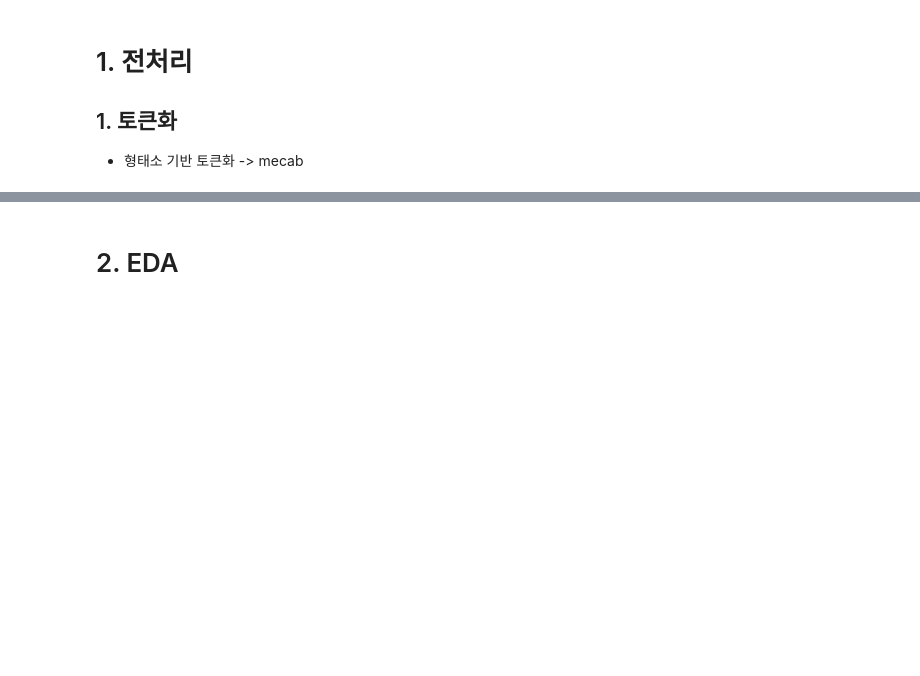
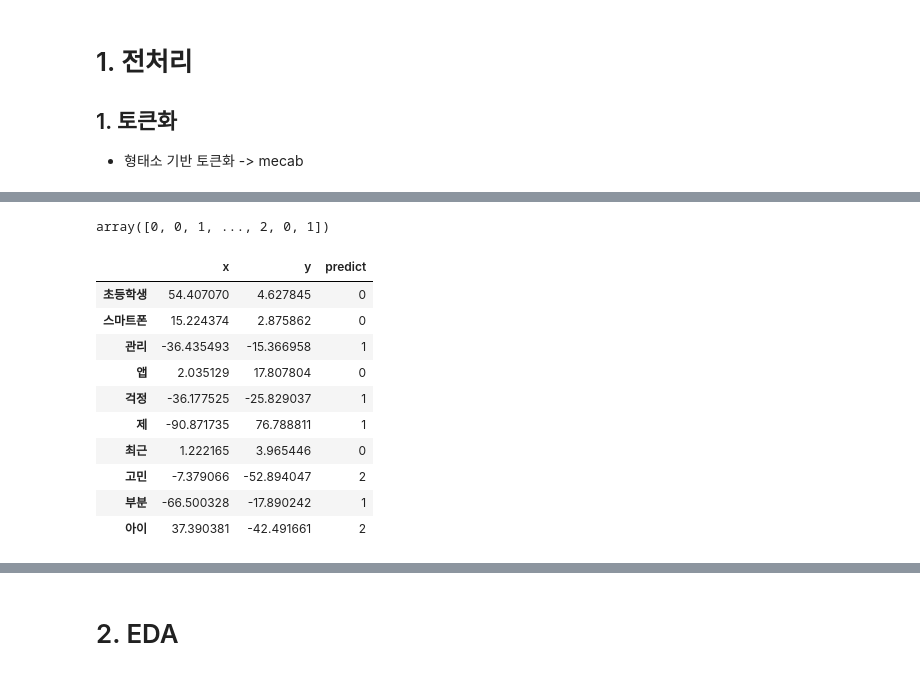
Before and after one commit to Hongbi-Kim/Project_book_recommendation, a Jupyter notebook: 전처리_EDA-text.ipynb, the cells around one changed output, grey strips where cells are left out. Cells and saved outputs as stored; diff of their text form; code cells hidden in the pictures; blank space fills up the shorter version.

```diff
--- a/전처리_EDA-text.ipynb
+++ b/전처리_EDA-text.ipynb
@@ -180,0 +299,23 @@ words_all
+# %%
+# K-MEANS
+galaxy_kmeans = KMeans(n_clusters=3)
+galaxy_predict = galaxy_kmeans.fit_predict(galaxy_df)
+galaxy_predict
+# %% [output]
+array([0, 0, 1, ..., 2, 0, 1])
+# %%
+galaxy_results = galaxy_df
+galaxy_results["predict"] = galaxy_predict
+galaxy_results[0:10]
+# %% [output]
+|  | x | y | predict |
+| 초등학생 | 54.407070 | 4.627845 | 0 |
+| 스마트폰 | 15.224374 | 2.875862 | 0 |
+| 관리 | -36.435493 | -15.366958 | 1 |
+| 앱 | 2.035129 | 17.807804 | 0 |
+| 걱정 | -36.177525 | -25.829037 | 1 |
+| 제 | -90.871735 | 76.788811 | 1 |
+| 최근 | 1.222165 | 3.965446 | 0 |
+| 고민 | -7.379066 | -52.894047 | 2 |
+| 부분 | -66.500328 | -17.890242 | 1 |
+| 아이 | 37.390381 | -42.491661 | 2 |
```
Also changed, not shown: parts of 58 cells of this notebook, 1 other file.
